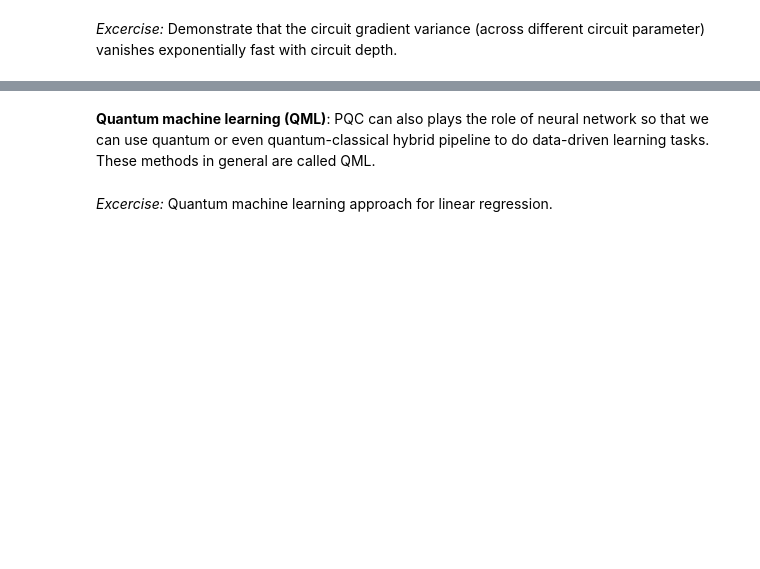
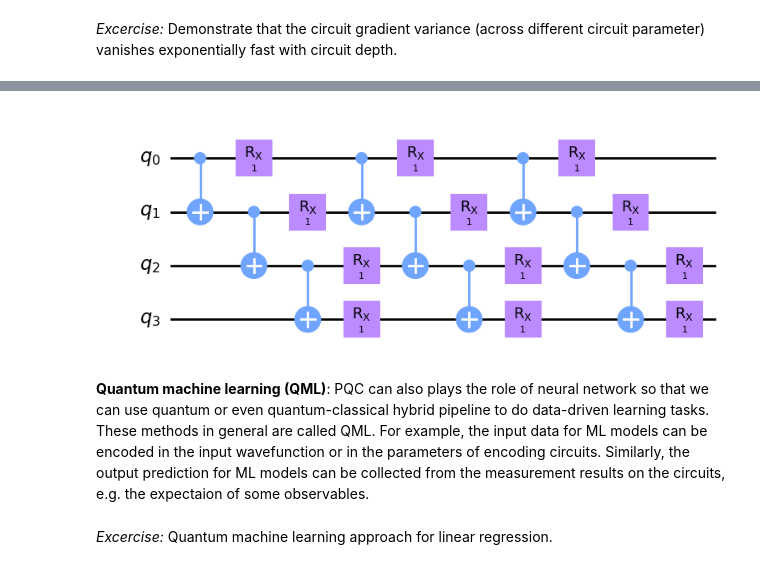
Before and after one commit to sxzgroup/qc_lecture, a Jupyter notebook: lectures/2_qc_nisq.ipynb, the cells around one changed output, grey strips where cells are left out. Saved outputs shown, nothing was run; the diff lists cells and outputs as text; code cells hidden in the pictures; blank space fills up the shorter version.

```diff
--- a/lectures/2_qc_nisq.ipynb
+++ b/lectures/2_qc_nisq.ipynb
@@ -336,4 +367,8 @@ The first local min issue is partially resolved by multiple random initializatio
+# %%
+ansatz(K.ones([3, 4]), return_circuit=True).draw(output="mpl")
+# %% [output]
+[figure, added]
 # %% [markdown]
-**Quantum machine learning (QML)**: PQC can also plays the role of neural network so that we can use quantum or even quantum-classical hybrid pipeline to do data-driven learning tasks. These methods in general are called QML.
+**Quantum machine learning (QML)**: PQC can also plays the role of neural network so that we can use quantum or even quantum-classical hybrid pipeline to do data-driven learning tasks. These methods in general are called QML. For example, the input data for ML models can be encoded in the input wavefunction or in the parameters of encoding circuits. Similarly, the output prediction for ML models can be collected from the measurement results on the circuits, e.g. the expectaion of some observables.
 # %% [markdown]
 *Excercise:* Quantum machine learning approach for linear regression.
```
Also changed, not shown: parts of 4 cells of this notebook.
